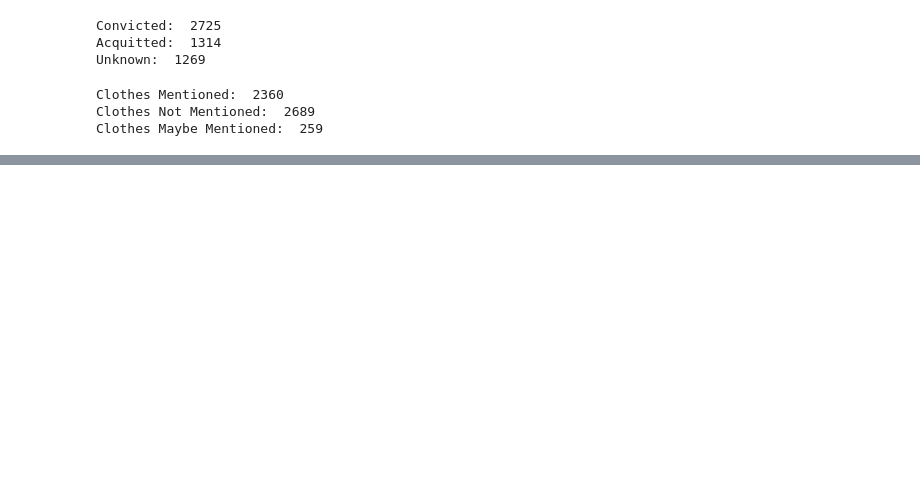
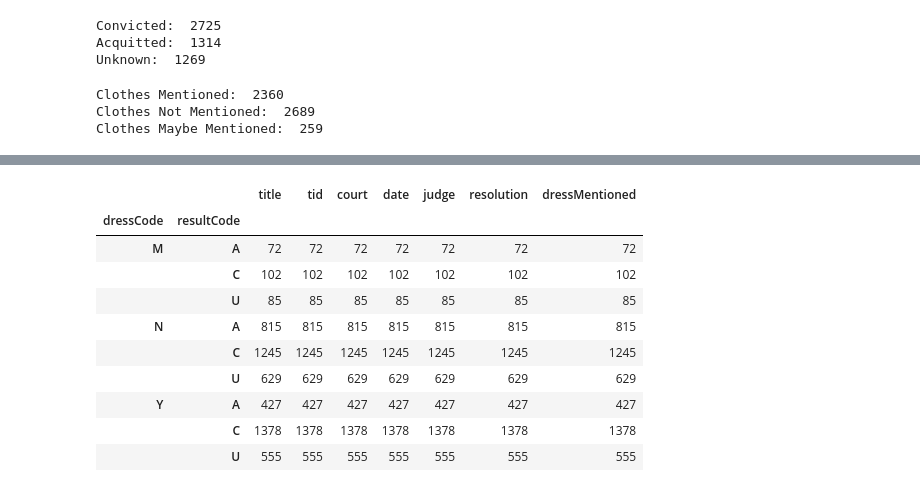
Before and after one commit to JuliusStein/kanoon_transcript_nlp, a Jupyter notebook: data_cleaning/cleaning.ipynb, the cells around one changed output, grey strips where cells are left out. Cells and saved outputs as stored; diff of their text form; code cells hidden in the pictures; blank space fills up the shorter version.

```diff
--- a/data_cleaning/cleaning.ipynb
+++ b/data_cleaning/cleaning.ipynb
@@ -117,0 +141,15 @@ Clothes Maybe Mentioned:  259
+# %%
+df = toWrite.groupby(['dressCode','resultCode']).count()
+df.head(10)
+# %% [output]
+|  |  | title | tid | court | date | judge | resolution | dressMentioned |
+| dressCode | resultCode |  |  |  |  |  |  |  |
+| M | A | 72 | 72 | 72 | 72 | 72 | 72 | 72 |
+|  | C | 102 | 102 | 102 | 102 | 102 | 102 | 102 |
+|  | U | 85 | 85 | 85 | 85 | 85 | 85 | 85 |
+| N | A | 815 | 815 | 815 | 815 | 815 | 815 | 815 |
+|  | C | 1245 | 1245 | 1245 | 1245 | 1245 | 1245 | 1245 |
+|  | U | 629 | 629 | 629 | 629 | 629 | 629 | 629 |
+| Y | A | 427 | 427 | 427 | 427 | 427 | 427 | 427 |
+|  | C | 1378 | 1378 | 1378 | 1378 | 1378 | 1378 | 1378 |
+|  | U | 555 | 555 | 555 | 555 | 555 | 555 | 555 |
```
Also changed, not shown: parts of 7 cells of this notebook, 15 other files.
